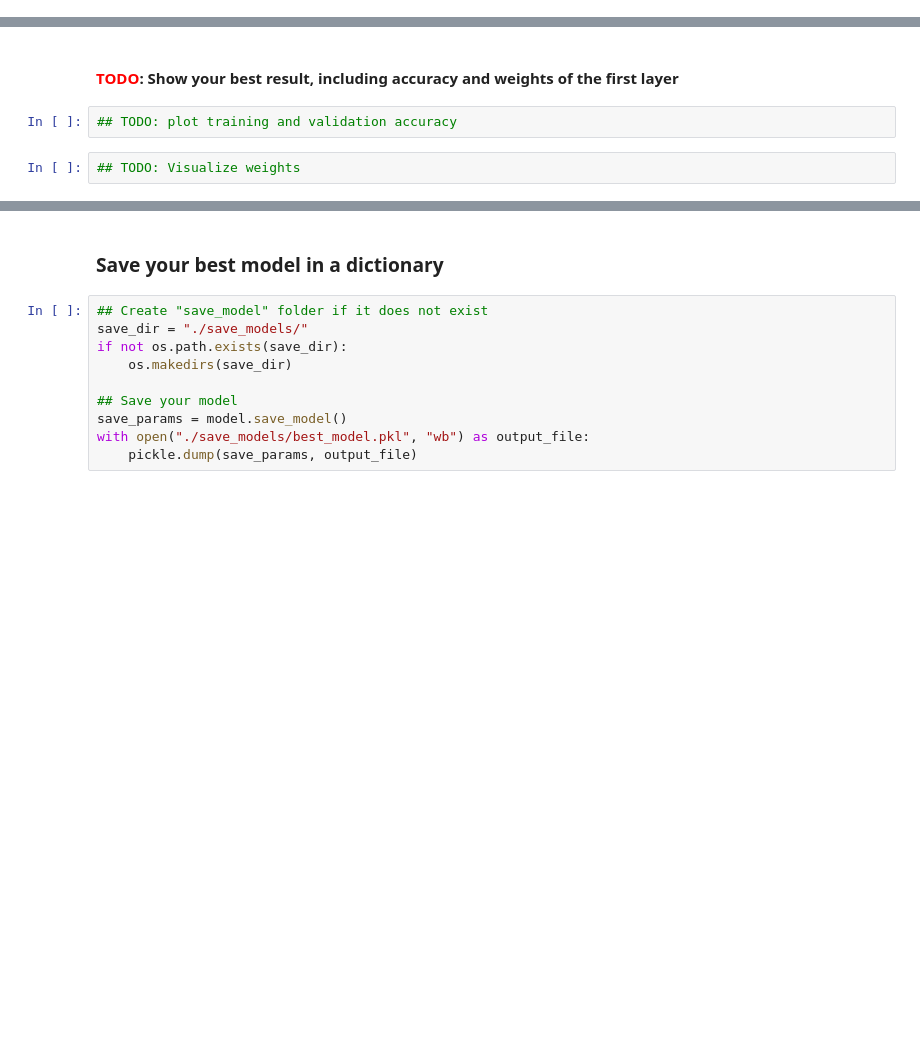
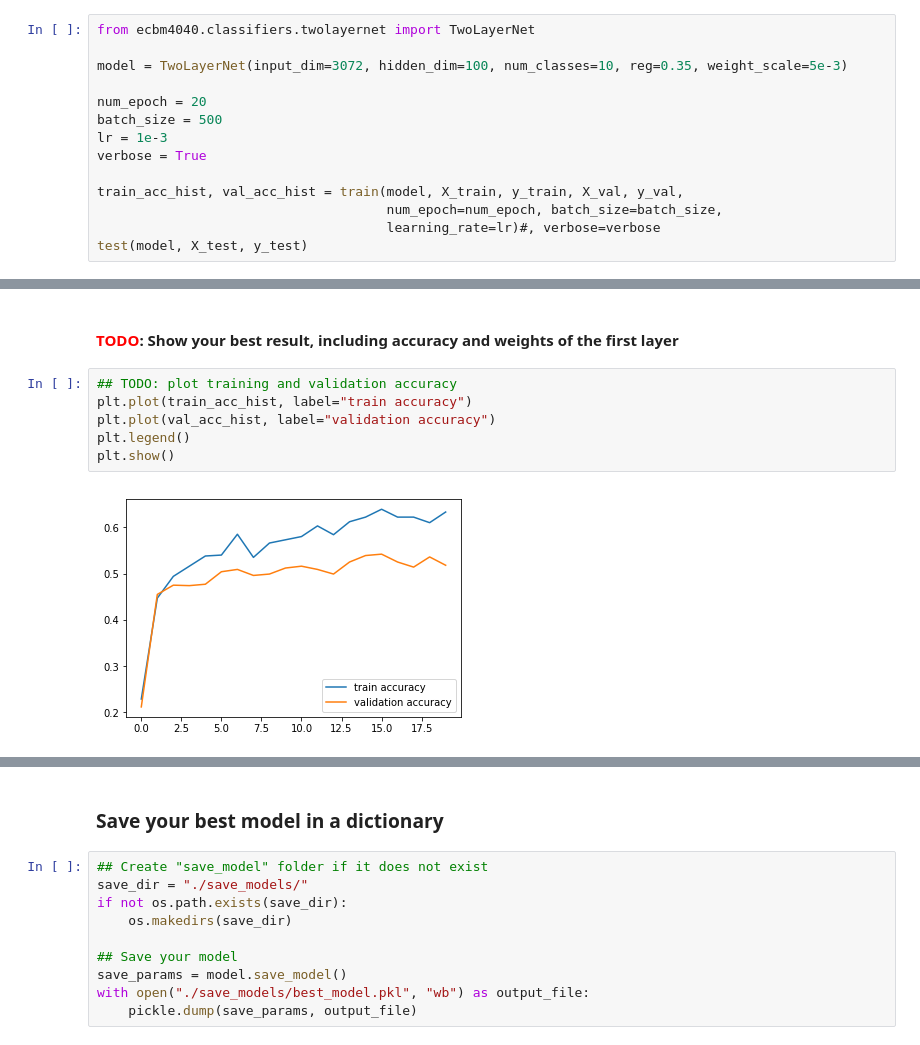
Before and after one commit to chintan94/dl-hw, a Jupyter notebook: hw1/assignment1/task2-mlp.ipynb, the cells around one changed output, grey strips where cells are left out. Drawn from its saved outputs; the diff is of its cells as text; blank space fills up the shorter version.

```diff
--- a/hw1/assignment1/task2-mlp.ipynb
+++ b/hw1/assignment1/task2-mlp.ipynb
@@ -424,0 +465,14 @@ from ecbm4040.classifiers.twolayernet import TwoLayerNet
+# %%
+from ecbm4040.classifiers.twolayernet import TwoLayerNet
+
+model = TwoLayerNet(input_dim=3072, hidden_dim=100, num_classes=10, reg=0.35, weight_scale=5e-3)
+
+num_epoch = 20
+batch_size = 500
+lr = 1e-3
+verbose = True
+
+train_acc_hist, val_acc_hist = train(model, X_train, y_train, X_val, y_val,
+                                     num_epoch=num_epoch, batch_size=batch_size,
+                                     learning_rate=lr)#, verbose=verbose
+test(model, X_test, y_test)
@@ -426,5 +500,9 @@ from ecbm4040.classifiers.twolayernet import TwoLayerNet
 #### <span style="color:red"><strong>TODO</strong></span>: Show your best result, including accuracy and weights of the first layer
 # %%
 ## TODO: plot training and validation accuracy
+plt.plot(train_acc_hist, label="train accuracy")
+plt.plot(val_acc_hist, label="validation accuracy")
+plt.legend()
+plt.show()
+# %% [output]
+[figure, added]
-# %%
-## TODO: Visualize weights
```
Also changed, not shown: parts of 17 cells of this notebook, 1 other file.
